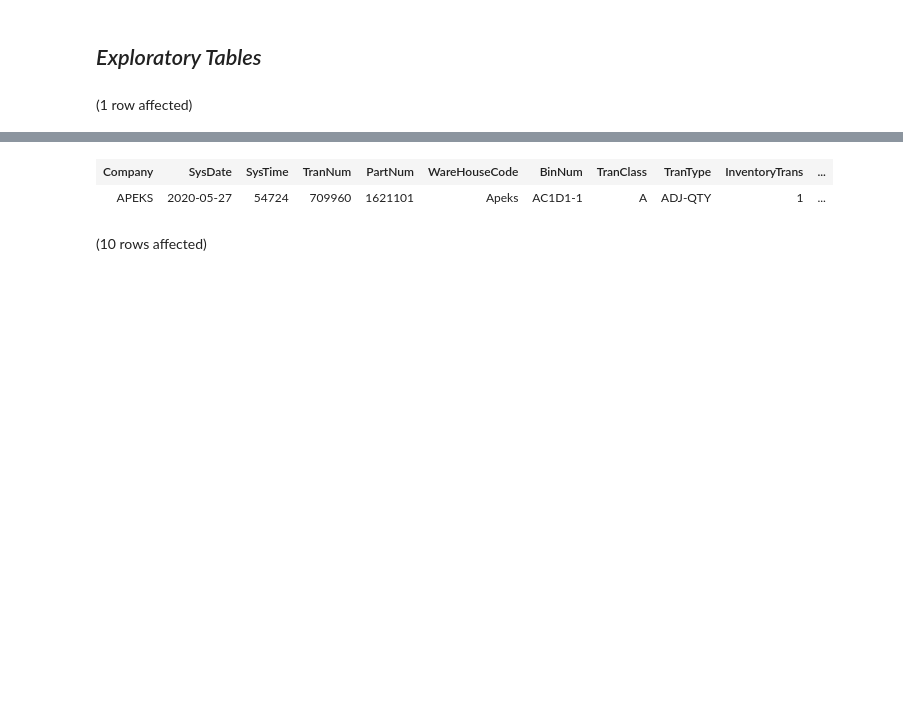
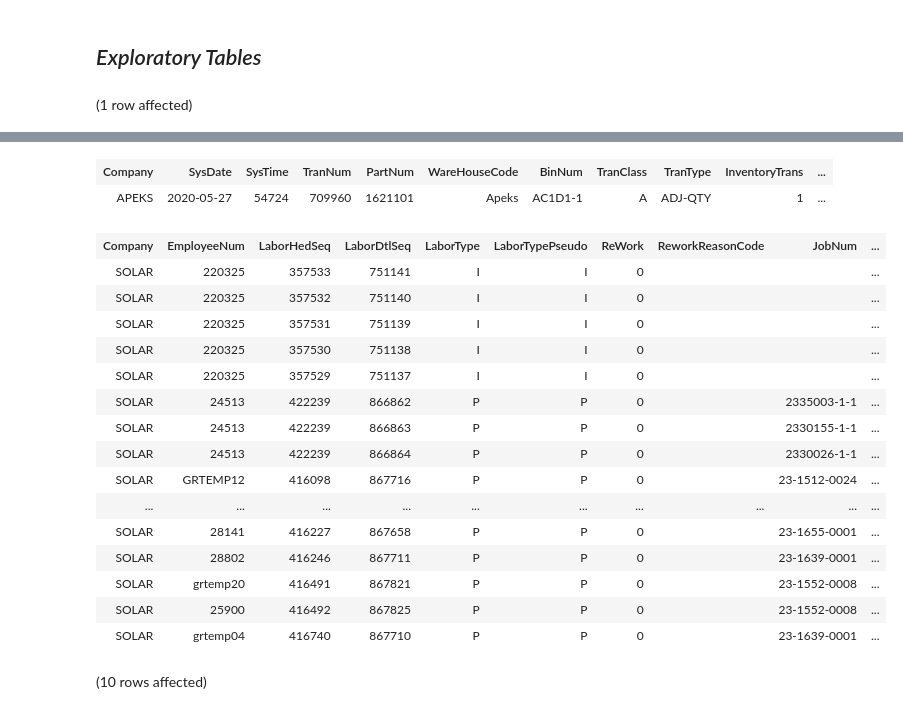
Before and after one commit to mdelisio/SQL-Scripts, a Jupyter notebook: Notebook-ebos order forecast.ipynb, the cells around one changed output, grey strips where cells are left out. Saved outputs shown, nothing was run; the diff lists cells and outputs as text; code cells hidden in the pictures; blank space fills up the shorter version.

```diff
--- a/Notebook-ebos order forecast.ipynb
+++ b/Notebook-ebos order forecast.ipynb
@@ -419,5 +430,10 @@ Total execution time: 00:00:00.062
 # %%
 Select top (1) *
 From erp.PartTran
+
+Select top (20) *
+From erp.Labordtl
+Where company = 'solar'
+Order by ClockInDate DESC
 # %% [output]
 (1 row affected)
@@ -425,5 +442,21 @@ Total execution time: 00:00:00.098
 | Company | SysDate | SysTime | TranNum | PartNum | WareHouseCode | BinNum | TranClass | TranType | InventoryTrans | ... |
 | APEKS | 2020-05-27 | 54724 | 709960 | 1621101 | Apeks | AC1D1-1 | A | ADJ-QTY | 1 | ... |
+| Company | EmployeeNum | LaborHedSeq | LaborDtlSeq | LaborType | LaborTypePseudo | ReWork | ReworkReasonCode | JobNum | ... |
+| SOLAR | 220325 | 357533 | 751141 | I | I | 0 |  |  | ... |
+| SOLAR | 220325 | 357532 | 751140 | I | I | 0 |  |  | ... |
+| SOLAR | 220325 | 357531 | 751139 | I | I | 0 |  |  | ... |
+| SOLAR | 220325 | 357530 | 751138 | I | I | 0 |  |  | ... |
+| SOLAR | 220325 | 357529 | 751137 | I | I | 0 |  |  | ... |
+| SOLAR | 24513 | 422239 | 866862 | P | P | 0 |  | 2335003-1-1 | ... |
+| SOLAR | 24513 | 422239 | 866863 | P | P | 0 |  | 2330155-1-1 | ... |
+| SOLAR | 24513 | 422239 | 866864 | P | P | 0 |  | 2330026-1-1 | ... |
+| SOLAR | GRTEMP12 | 416098 | 867716 | P | P | 0 |  | 23-1512-0024 | ... |
+| ... | ... | ... | ... | ... | ... | ... | ... | ... | ... |
+| SOLAR | 28141 | 416227 | 867658 | P | P | 0 |  | 23-1655-0001 | ... |
+| SOLAR | 28802 | 416246 | 867711 | P | P | 0 |  | 23-1639-0001 | ... |
+| SOLAR | grtemp20 | 416491 | 867821 | P | P | 0 |  | 23-1552-0008 | ... |
+| SOLAR | 25900 | 416492 | 867825 | P | P | 0 |  | 23-1552-0008 | ... |
+| SOLAR | grtemp04 | 416740 | 867710 | P | P | 0 |  | 23-1639-0001 | ... |
 # %%
 Select top (10)
     jm.Company,
```
Also changed, not shown: parts of 4 cells of this notebook.
